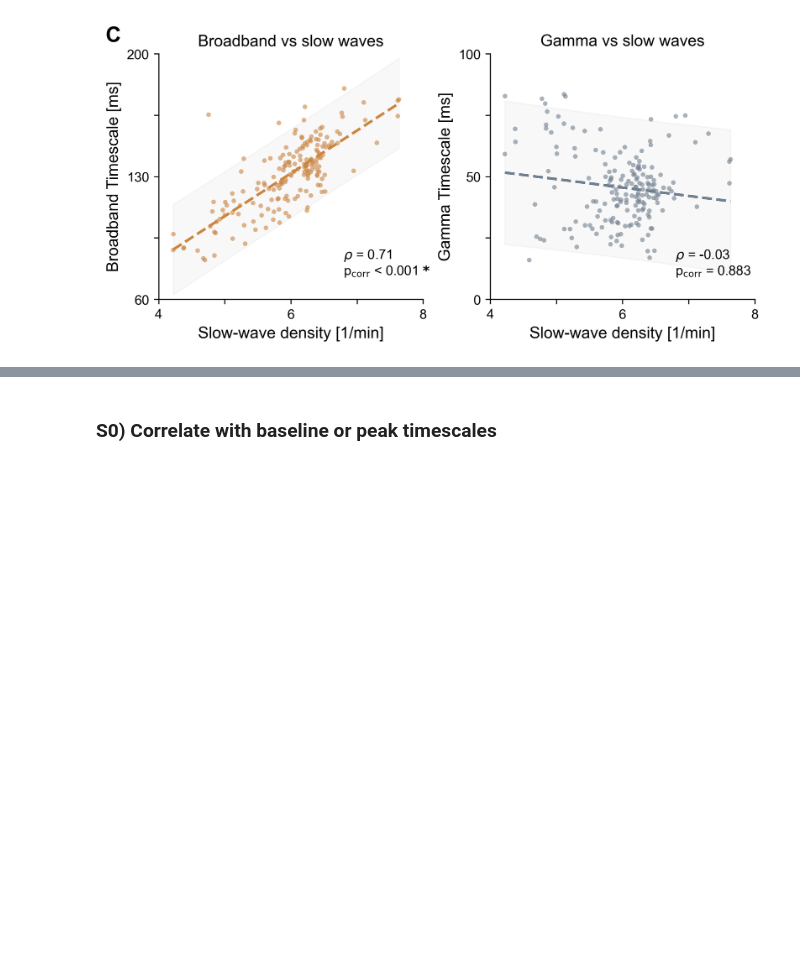
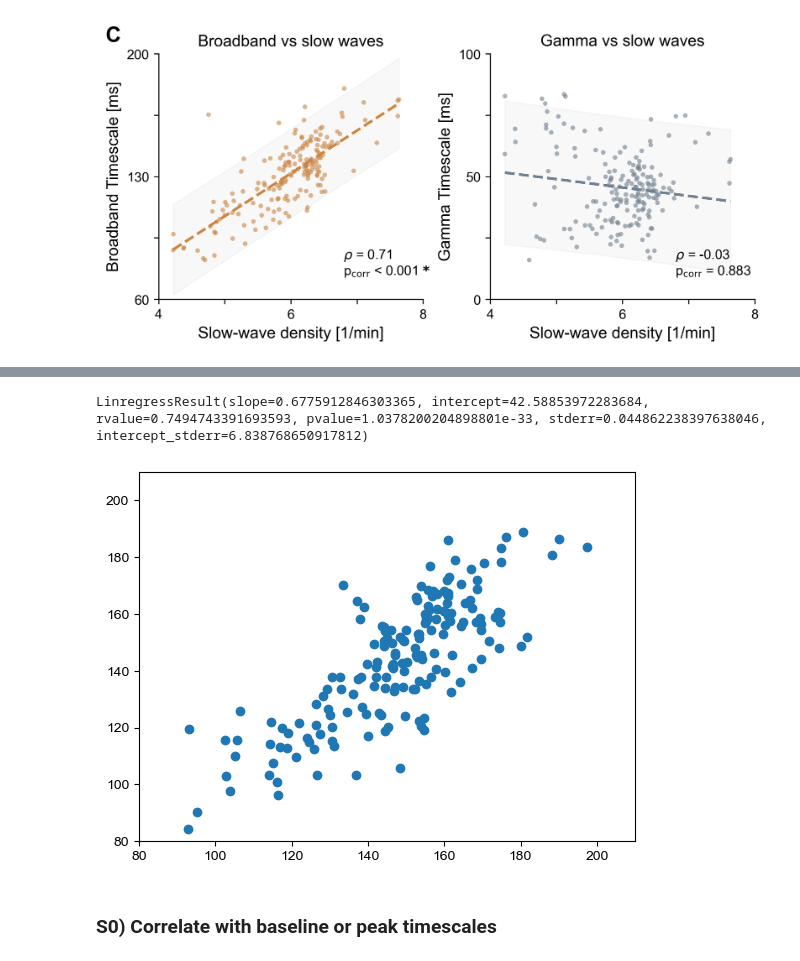
Before and after one commit to cusinatr/MNI-Analysis, a Jupyter notebook: Analysis/Figures/Fig_sw.ipynb, the cells around one changed output, grey strips where cells are left out. Drawn from its saved outputs; the diff is of its cells as text; code cells hidden in the pictures; blank space fills up the shorter version.

```diff
--- a/Analysis/Figures/Fig_sw.ipynb
+++ b/Analysis/Figures/Fig_sw.ipynb
@@ -491,3 +507,15 @@ Generating 1000 permutations...
+# %%
+x = ((df_timescales_sw_mmp["-2.0"] + df_timescales_sw_mmp["2.0"]) / 2).to_numpy().squeeze()
+res = linregress(x, df_timescales_1m.to_numpy().squeeze())
+print(res)
+plt.figure()
+plt.plot(x, df_timescales_1m, "o")
+plt.xlim(80, 210)
+plt.ylim(80, 210)
+plt.show()
+# %% [output]
+LinregressResult(slope=0.6775912846303365, intercept=42.58853972283684, rvalue=0.7494743391693593, pvalue=1.0378200204898801e-33, stderr=0.044862238397638046, intercept_stderr=6.838768650917812)
+[figure, added]
 # %% [markdown]
 ### S0) Correlate with baseline or peak timescales
 # %%
```
Also changed, not shown: parts of 2 cells of this notebook.
